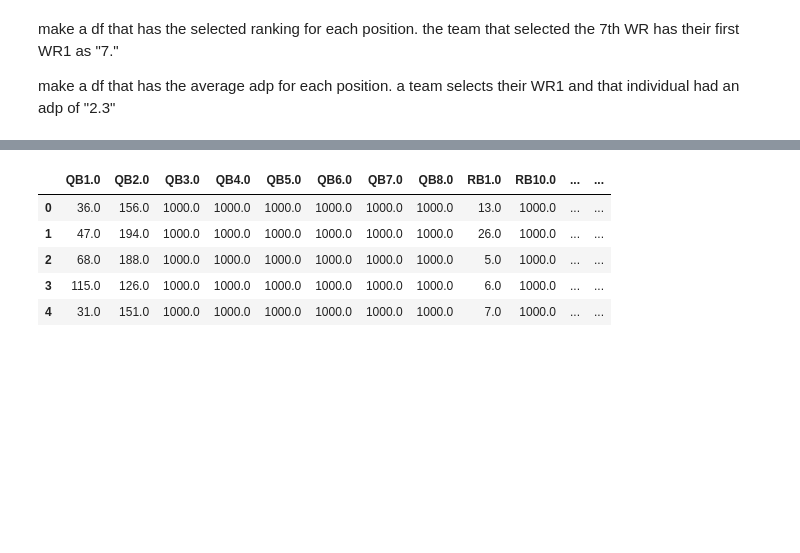
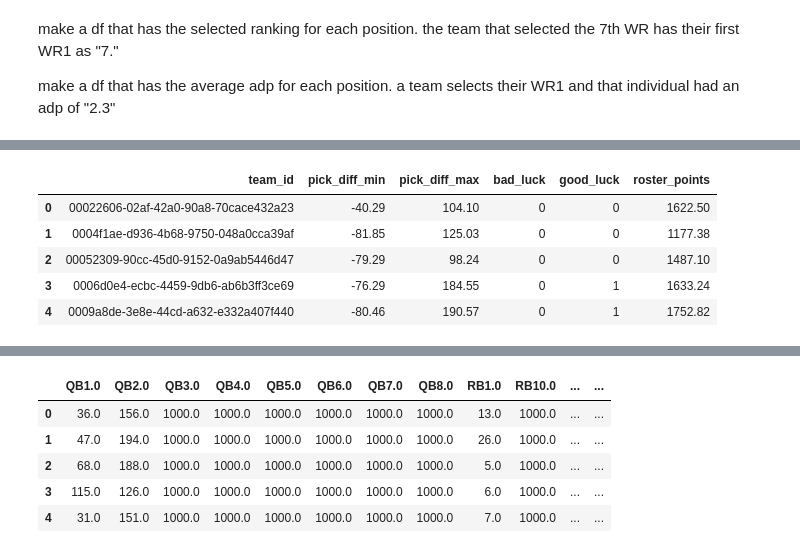
Before and after one commit to jackdepree/FFInsights, a Jupyter notebook: code/best_ball_mania_models.ipynb, the cells around one changed output, grey strips where cells are left out. Saved outputs shown, nothing was run; the diff lists cells and outputs as text; code cells hidden in the pictures; blank space fills up the shorter version.

```diff
--- a/code/best_ball_mania_models.ipynb
+++ b/code/best_ball_mania_models.ipynb
@@ -88,0 +86,36 @@ time_series(data).head()
+# %%
+def luck(data):
+    df = data.copy()
+
+    # New column, 'pick_diff', which is the difference between 'pick_points' and 'poly_points'
+    df['pick_diff'] = (df['pick_points'] - df['poly_points']).round(2)
+
+    # New column, 'pick_diff_max' which is the maximum 'pick_diff' for each 'team_id'
+    df['pick_diff_max'] = df.groupby('team_id')['pick_diff'].transform('max')
+
+    # New column, 'pick_diff_min' which is the minimum 'pick_diff' for each 'team_id'
+    df['pick_diff_min'] = df.groupby('team_id')['pick_diff'].transform('min')
+
+    # Percentiles of 'pick_diff'
+    bottom = df['pick_diff'].quantile(0.025)
+    top = df['pick_diff'].quantile(0.975)
+
+    # New column, 'bad_luck' if pick_diff is in the bottom 15% of all pick_diff values
+    df['bad_luck'] = np.where(df['pick_diff_min'] < bottom, 1, 0)
+
+    # New column, 'good_luck' if pick_diff is in the top 15% of all pick_diff values
+    df['good_luck'] = np.where(df['pick_diff_max'] > top, 1, 0)
+
+    # Group data by 'team_id' and 'bad_luck' and 'good_luck'
+    luck = df.groupby(['team_id', 'pick_diff_min', 'pick_diff_max', 'bad_luck', 'good_luck']).agg({'roster_points': 'mean'}).reset_index()
+
+    return luck
+
+luck(data).head()
+# %% [output]
+|  | team_id | pick_diff_min | pick_diff_max | bad_luck | good_luck | roster_points |
+| 0 | 00022606-02af-42a0-90a8-70cace432a23 | -40.29 | 104.10 | 0 | 0 | 1622.50 |
+| 1 | 0004f1ae-d936-4b68-9750-048a0cca39af | -81.85 | 125.03 | 0 | 0 | 1177.38 |
+| 2 | 00052309-90cc-45d0-9152-0a9ab5446d47 | -79.29 | 98.24 | 0 | 0 | 1487.10 |
+| 3 | 0006d0e4-ecbc-4459-9db6-ab6b3ff3ce69 | -76.29 | 184.55 | 0 | 1 | 1633.24 |
+| 4 | 0009a8de-3e8e-44cd-a632-e332a407f440 | -80.46 | 190.57 | 0 | 1 | 1752.82 |
```
Also changed, not shown: parts of 10 cells of this notebook, 55 other files.
